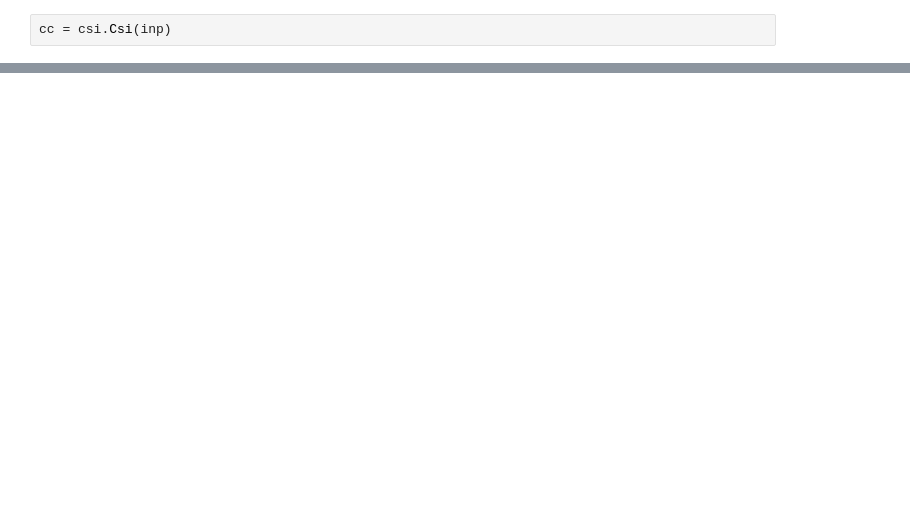
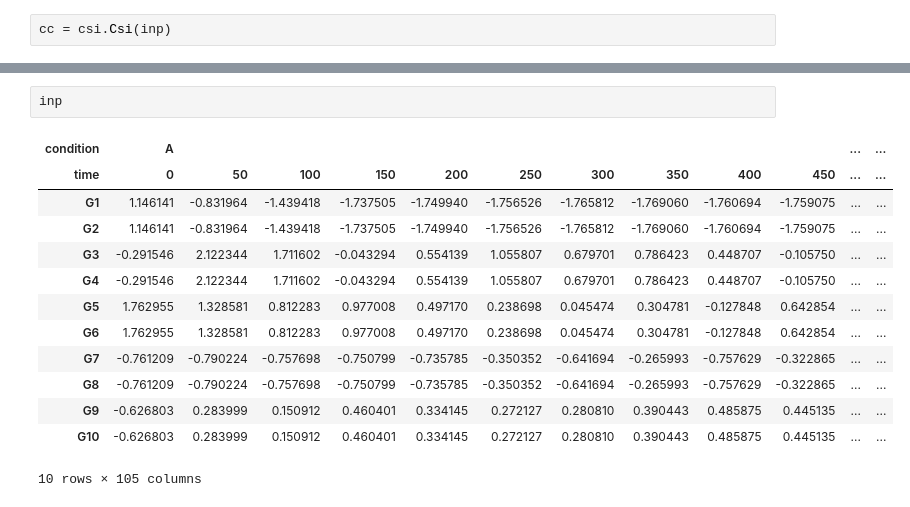
Before and after one commit to ktpolanski/ip2, a Jupyter notebook: sam-ip2-2015-12-07/csi/Untitled.ipynb, the cells around one changed output, grey strips where cells are left out. Cells and saved outputs as stored; diff of their text form; blank space fills up the shorter version.

```diff
--- a/sam-ip2-2015-12-07/csi/Untitled.ipynb
+++ b/sam-ip2-2015-12-07/csi/Untitled.ipynb
@@ -694,0 +251,16 @@ array([[ 5.,  0.,  0.],
+# %%
+inp
+# %% [output]
+| condition | A |  |  |  |  |  |  |  |  |  | ... | ... |
+| time | 0 | 50 | 100 | 150 | 200 | 250 | 300 | 350 | 400 | 450 | ... | ... |
+| G1 | 1.146141 | -0.831964 | -1.439418 | -1.737505 | -1.749940 | -1.756526 | -1.765812 | -1.769060 | -1.760694 | -1.759075 | ... | ... |
+| G2 | 1.146141 | -0.831964 | -1.439418 | -1.737505 | -1.749940 | -1.756526 | -1.765812 | -1.769060 | -1.760694 | -1.759075 | ... | ... |
+| G3 | -0.291546 | 2.122344 | 1.711602 | -0.043294 | 0.554139 | 1.055807 | 0.679701 | 0.786423 | 0.448707 | -0.105750 | ... | ... |
+| G4 | -0.291546 | 2.122344 | 1.711602 | -0.043294 | 0.554139 | 1.055807 | 0.679701 | 0.786423 | 0.448707 | -0.105750 | ... | ... |
+| G5 | 1.762955 | 1.328581 | 0.812283 | 0.977008 | 0.497170 | 0.238698 | 0.045474 | 0.304781 | -0.127848 | 0.642854 | ... | ... |
+| G6 | 1.762955 | 1.328581 | 0.812283 | 0.977008 | 0.497170 | 0.238698 | 0.045474 | 0.304781 | -0.127848 | 0.642854 | ... | ... |
+| G7 | -0.761209 | -0.790224 | -0.757698 | -0.750799 | -0.735785 | -0.350352 | -0.641694 | -0.265993 | -0.757629 | -0.322865 | ... | ... |
+| G8 | -0.761209 | -0.790224 | -0.757698 | -0.750799 | -0.735785 | -0.350352 | -0.641694 | -0.265993 | -0.757629 | -0.322865 | ... | ... |
+| G9 | -0.626803 | 0.283999 | 0.150912 | 0.460401 | 0.334145 | 0.272127 | 0.280810 | 0.390443 | 0.485875 | 0.445135 | ... | ... |
+| G10 | -0.626803 | 0.283999 | 0.150912 | 0.460401 | 0.334145 | 0.272127 | 0.280810 | 0.390443 | 0.485875 | 0.445135 | ... | ... |
+10 rows × 105 columns
```
Also changed, not shown: parts of 160 cells of this notebook, 2 other files.
